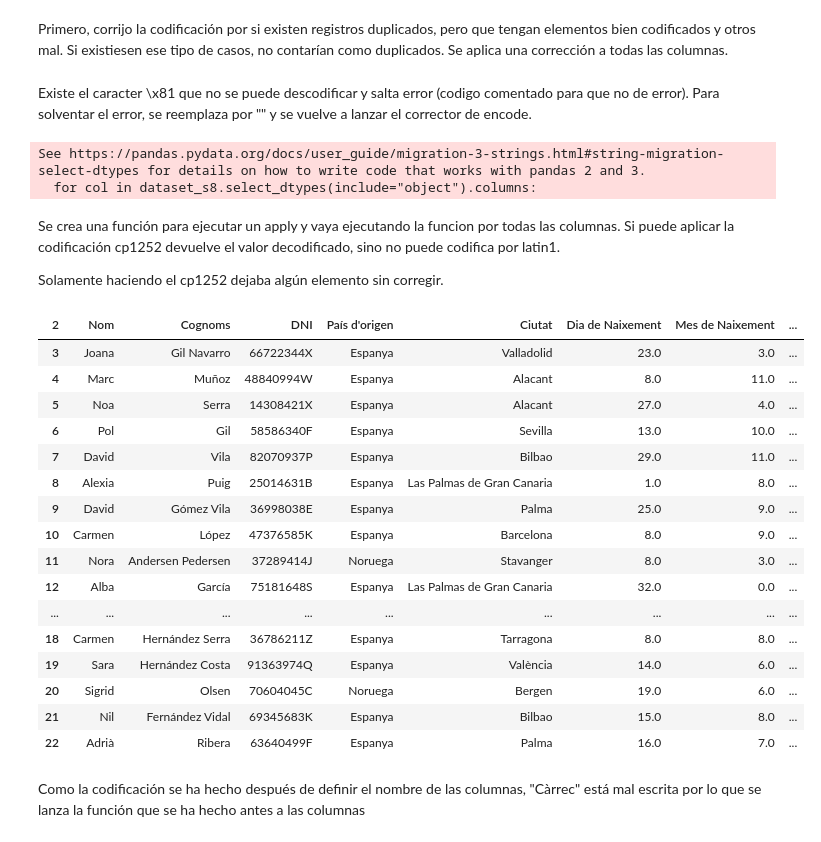
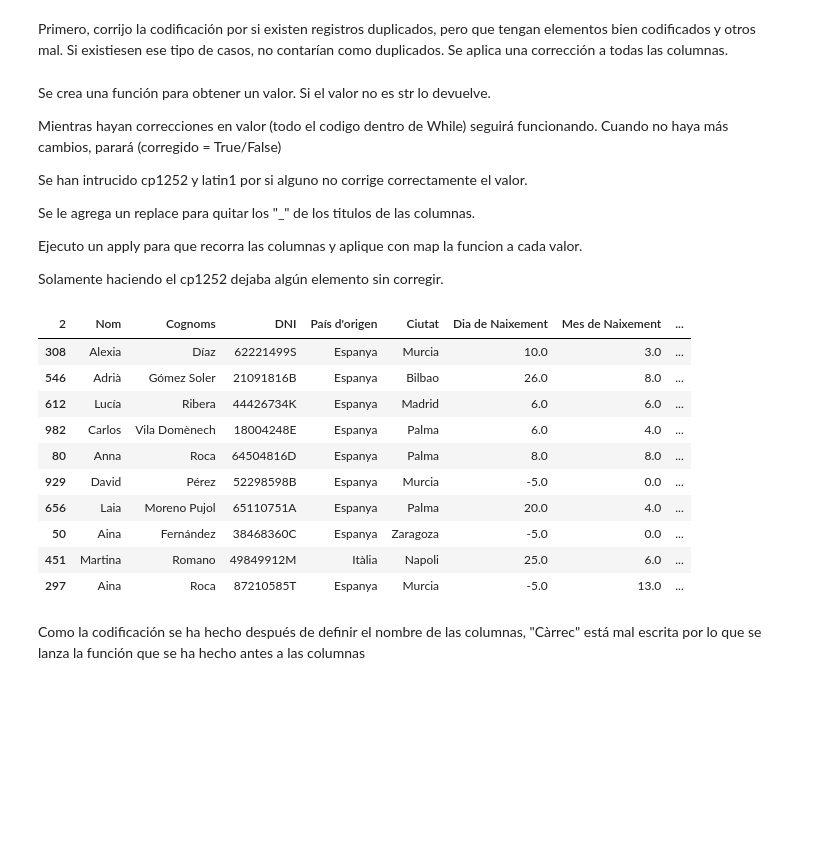
Before and after one commit to noelcarrionmatias/IT_Data, a Jupyter notebook: Especializacion/8_Sprint/ejercicios_s8.ipynb, the cells around one changed output. Saved outputs shown, nothing was run; the diff lists cells and outputs as text; code cells hidden in the pictures; blank space fills up the shorter version.

```diff
--- a/Especializacion/8_Sprint/ejercicios_s8.ipynb
+++ b/Especializacion/8_Sprint/ejercicios_s8.ipynb
@@ -229,48 +220,54 @@ Primero, corrijo la codificación por si existen registros duplicados, pero que
-# %% [markdown]
-Existe el caracter \x81 que no se puede descodificar y salta error (codigo comentado para que no de error). Para solventar el error, se reemplaza por "" y se vuelve a lanzar el corrector de encode.
-# %%
-for col in dataset_s8.select_dtypes(include="object").columns:
-    dataset_s8[col] = dataset_s8[col].str.replace("\x81", "")
-# %% [output]
-See https://pandas.pydata.org/docs/user_guide/migration-3-strings.html#string-migration-select-dtypes for details on how to write code that works with pandas 2 and 3.
-  for col in dataset_s8.select_dtypes(include="object").columns:
-# %% [markdown]
-Se crea una función para ejecutar un apply y vaya ejecutando la funcion por todas las columnas. Si puede aplicar la codificación cp1252 devuelve el valor decodificado, sino no puede codifica por latin1.
-
-Solamente haciendo el cp1252 dejaba algún elemento sin corregir.
+# %% [markdown]
+Se crea una función para obtener un valor. Si el valor no es str lo devuelve.
+
+Mientras hayan correcciones en valor (todo el codigo dentro de While) seguirá funcionando. Cuando no haya más cambios, parará (corregido = True/False)
+
+Se han intrucido cp1252 y latin1 por si alguno no corrige correctamente el valor.
+
+Se le agrega un replace para quitar los "_" de los titulos de las columnas.
+
+Ejecuto un apply para que recorra las columnas y aplique con map la funcion a cada valor.
+
+Solamente haciendo el cp1252 dejaba algún elemento sin corregir.
 # %%
 def corregir_texto(valor):
     if not isinstance(valor, str):
         return valor
 
-    try:
-        return valor.encode('cp1252').decode('utf-8')
-    except UnicodeError:
-        try:
-            return valor.encode('latin1').decode('utf-8')
-        except UnicodeError:
-            return valor
+    while True:
+        corregido = False
+
+        for encoding in ('cp1252', 'latin1'):
+            try:
+                nuevo = valor.encode(encoding).decode('utf-8')
+
+                if nuevo != valor:
+                    valor = nuevo
+                    corregido = True
+                    break
+
+            except (UnicodeEncodeError, UnicodeDecodeError):
+                pass
+
+        if not corregido:
+            break
+
+    return valor.replace("_", ' ')
 
 dataset_s8 = dataset_s8.apply(lambda col: col.map(corregir_texto))
-dataset_s8.head(20)
+dataset_s8.sample(10)
 # %% [output]
 | 2 | Nom | Cognoms | DNI | País d'origen | Ciutat | Dia de Naixement | Mes de Naixement | ... |
-| 3 | Joana | Gil Navarro | 66722344X | Espanya | Valladolid | 23.0 | 3.0 | ... |
-| 4 | Marc | Muñoz | 48840994W | Espanya | Alacant | 8.0 | 11.0 | ... |
-| 5 | Noa | Serra | 14308421X | Espanya | Alacant | 27.0 | 4.0 | ... |
-| 6 | Pol | Gil | 58586340F | Espanya | Sevilla | 13.0 | 10.0 | ... |
-| 7 | David | Vila | 82070937P | Espanya | Bilbao | 29.0 | 11.0 | ... |
-| 8 | Alexia | Puig | 25014631B | Espanya | Las Palmas de Gran Canaria | 1.0 | 8.0 | ... |
-| 9 | David | Gómez Vila | 36998038E | Espanya | Palma | 25.0 | 9.0 | ... |
-| 10 | Carmen | López | 47376585K | Espanya | Barcelona | 8.0 | 9.0 | ... |
-| 11 | Nora | Andersen Pedersen | 37289414J | Noruega | Stavanger | 8.0 | 3.0 | ... |
-| 12 | Alba | García | 75181648S | Espanya | Las Palmas de Gran Canaria | 32.0 | 0.0 | ... |
-| ... | ... | ... | ... | ... | ... | ... | ... | ... |
-| 18 | Carmen | Hernández Serra | 36786211Z | Espanya | Tarragona | 8.0 | 8.0 | ... |
-| 19 | Sara | Hernández Costa | 91363974Q | Espanya | València | 14.0 | 6.0 | ... |
-| 20 | Sigrid | Olsen | 70604045C | Noruega | Bergen | 19.0 | 6.0 | ... |
-| 21 | Nil | Fernández Vidal | 69345683K | Espanya | Bilbao | 15.0 | 8.0 | ... |
-| 22 | Adrià | Ribera | 63640499F | Espanya | Palma | 16.0 | 7.0 | ... |
+| 308 | Alexia | Díaz | 62221499S | Espanya | Murcia | 10.0 | 3.0 | ... |
+| 546 | Adrià | Gómez Soler | 21091816B | Espanya | Bilbao | 26.0 | 8.0 | ... |
+| 612 | Lucía | Ribera | 44426734K | Espanya | Madrid | 6.0 | 6.0 | ... |
+| 982 | Carlos | Vila Domènech | 18004248E | Espanya | Palma | 6.0 | 4.0 | ... |
+| 80 | Anna | Roca | 64504816D | Espanya | Palma | 8.0 | 8.0 | ... |
+| 929 | David | Pérez | 52298598B | Espanya | Murcia | -5.0 | 0.0 | ... |
+| 656 | Laia | Moreno Pujol | 65110751A | Espanya | Palma | 20.0 | 4.0 | ... |
+| 50 | Aina | Fernández | 38468360C | Espanya | Zaragoza | -5.0 | 0.0 | ... |
+| 451 | Martina | Romano | 49849912M | Itàlia | Napoli | 25.0 | 6.0 | ... |
+| 297 | Aina | Roca | 87210585T | Espanya | Murcia | -5.0 | 13.0 | ... |
 # %% [markdown]
 Como la codificación se ha hecho después de definir el nombre de las columnas, "Càrrec" está mal escrita por lo que se lanza la función que se ha hecho antes a las columnas
 # %%
```
Also changed, not shown: parts of 25 cells of this notebook.
